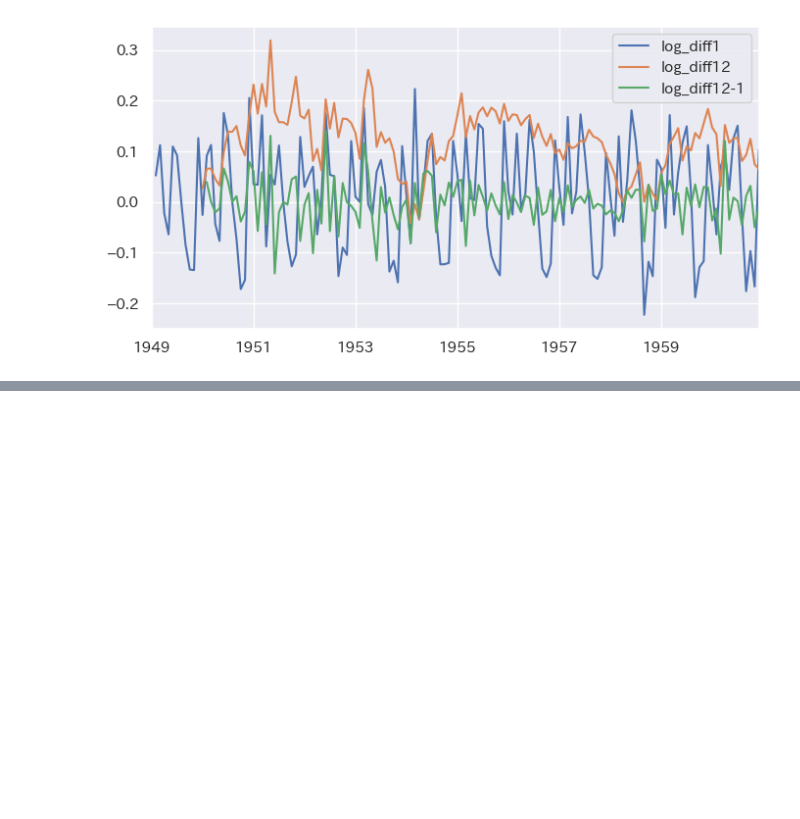
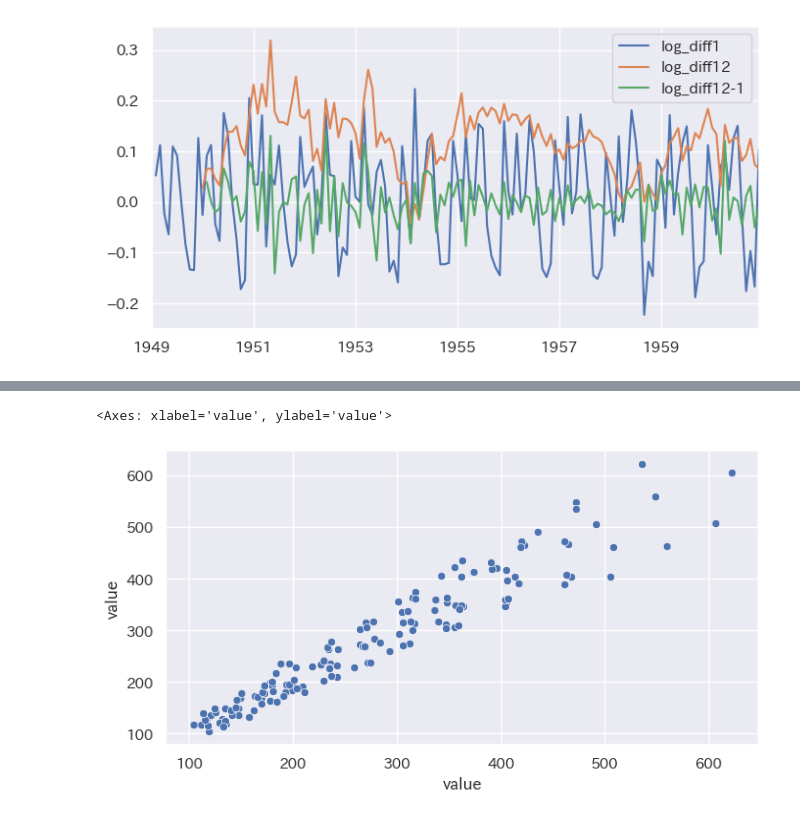
Before and after one commit to maton369/Python_Time_Series_Intro, a Jupyter notebook: 2-5-Pythonによる時系列分析の基本.ipynb, the cells around one changed output, grey strips where cells are left out. Cells and saved outputs as stored; diff of their text form; code cells hidden in the pictures; blank space fills up the shorter version.

```diff
--- a/2-5-Pythonによる時系列分析の基本.ipynb
+++ b/2-5-Pythonによる時系列分析の基本.ipynb
@@ -296,0 +323,11 @@ air_passengers_log[["log_diff1", "log_diff12", "log_diff12-1"]].plot()
+# %%
+# 正の自己相関のイメージを可視化する散布図
+# x軸には1期前（lag=1）の乗客数、y軸には当期の乗客数を配置する
+# もし系列が強い正の自己相関を持つなら、点は右上がりの直線に近い分布になる
+sns.scatterplot(
+    x=air_passengers["value"].shift(1),  # 1期前の値
+    y=air_passengers["value"],  # 現在の値
+)
+# %% [output]
+<Axes: xlabel='value', ylabel='value'>
+[figure, added]
```
Also changed, not shown: parts of 5 cells of this notebook.
